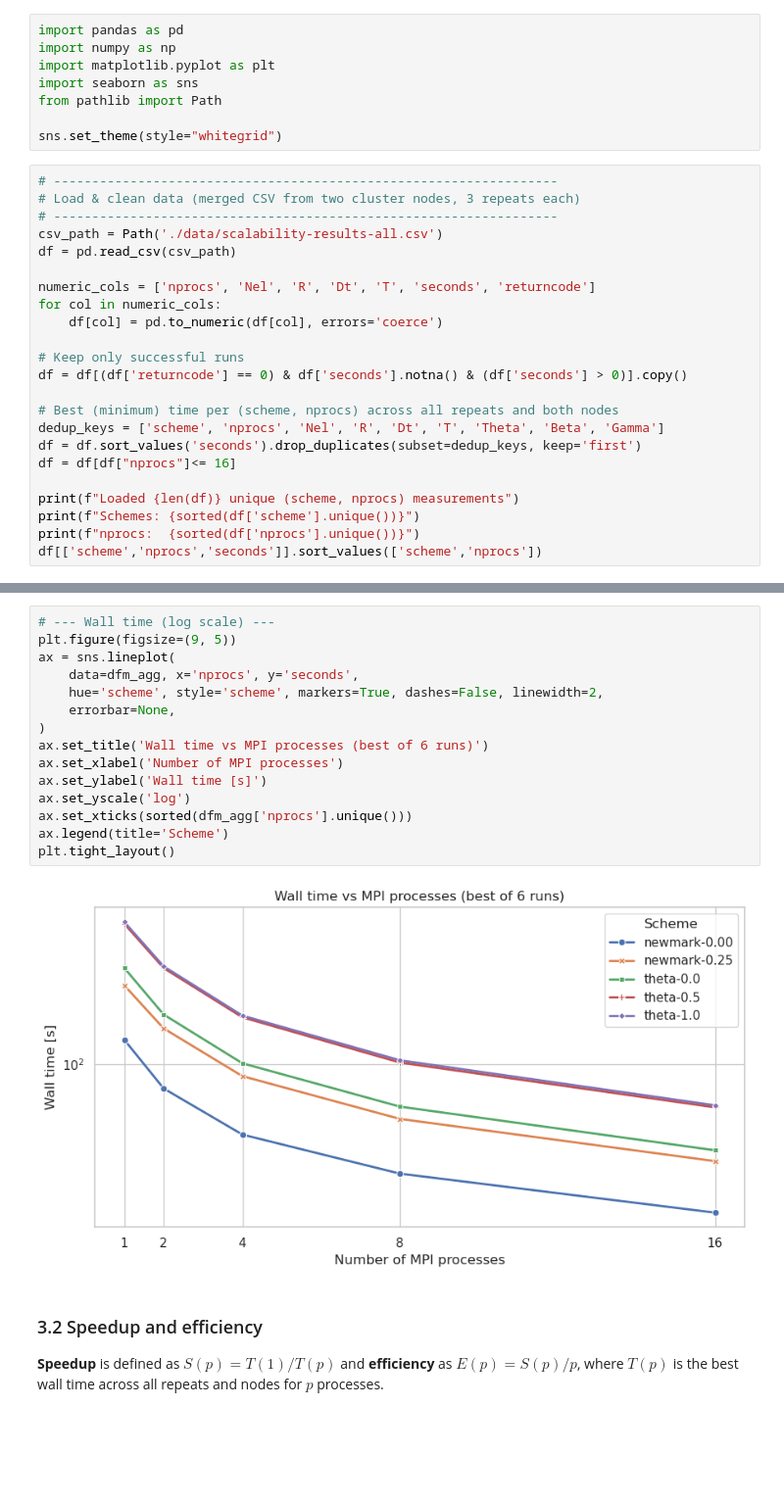
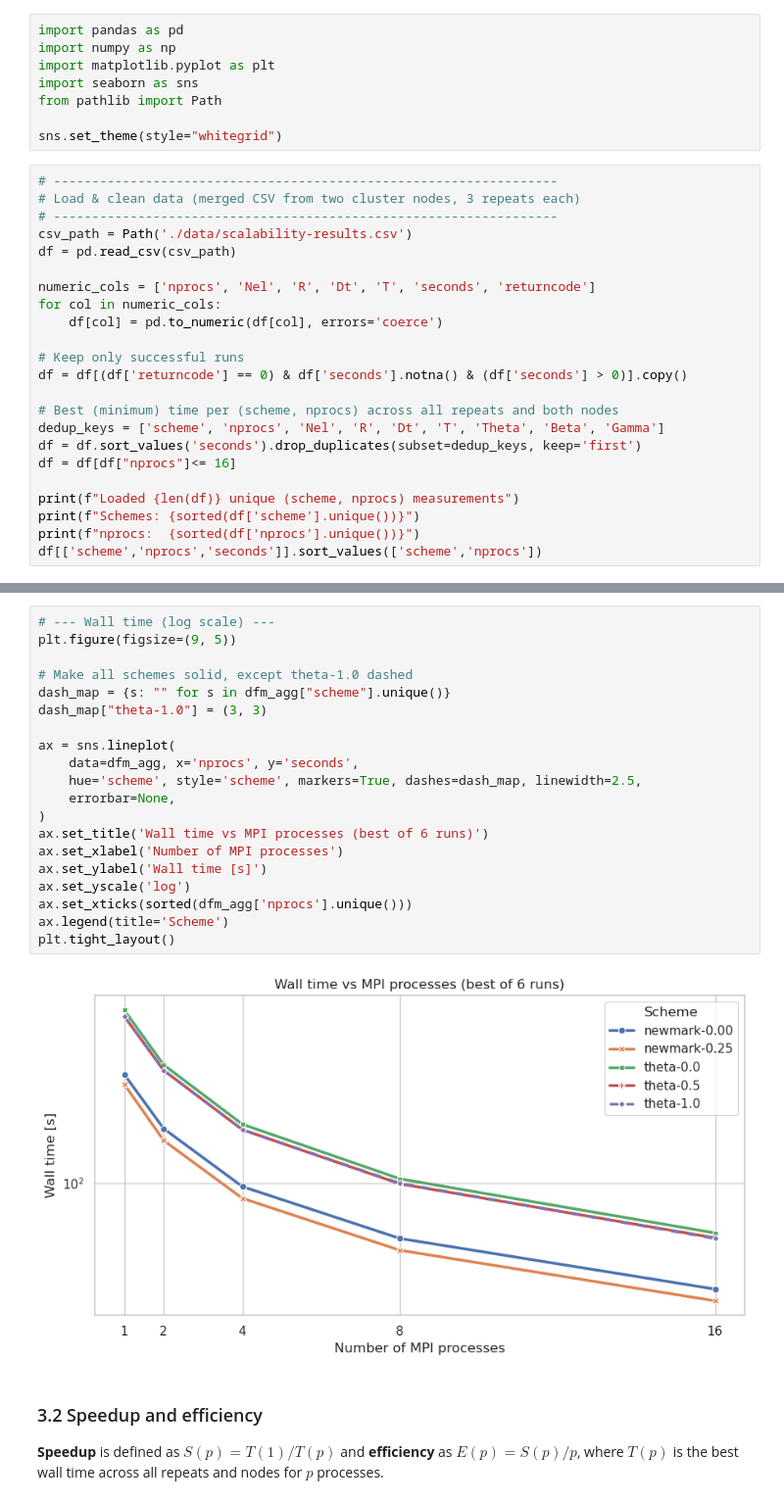
Before and after one commit to AlessandroGhiotto/nmpde-wave-equation, a Jupyter notebook: analysis/scalability-analisys.ipynb, the cells around one changed output, grey strips where cells are left out. Shown at 98% size. Cells and saved outputs as stored; diff of their text form; blank space fills up the shorter version.

Commit message:
updated scalability with new data and corrected md

```diff
--- a/analysis/scalability-analisys.ipynb
+++ b/analysis/scalability-analisys.ipynb
@@ -100,7 +98,7 @@ sns.set_theme(style="whitegrid")
 # ------------------------------------------------------------------
 # Load & clean data (merged CSV from two cluster nodes, 3 repeats each)
 # ------------------------------------------------------------------
-csv_path = Path('./data/scalability-results-all.csv')
+csv_path = Path('./data/scalability-results.csv')
 df = pd.read_csv(csv_path)
 
 numeric_cols = ['nprocs', 'Nel', 'R', 'Dt', 'T', 'seconds', 'returncode']
@@ -191,20 +187,25 @@ The plot below shows absolute wall time (log scale) vs. number of MPI processes
 # %%
 # --- Wall time (log scale) ---
 plt.figure(figsize=(9, 5))
+
+# Make all schemes solid, except theta-1.0 dashed
+dash_map = {s: "" for s in dfm_agg["scheme"].unique()}
+dash_map["theta-1.0"] = (3, 3)
+
 ax = sns.lineplot(
     data=dfm_agg, x='nprocs', y='seconds',
-    hue='scheme', style='scheme', markers=True, dashes=False, linewidth=2,
+    hue='scheme', style='scheme', markers=True, dashes=dash_map, linewidth=2.5,
     errorbar=None,
 )
 ax.set_title('Wall time vs MPI processes (best of 6 runs)')
 ax.set_xlabel('Number of MPI processes')
 ax.set_ylabel('Wall time [s]')
 ax.set_yscale('log')
 ax.set_xticks(sorted(dfm_agg['nprocs'].unique()))
 ax.legend(title='Scheme')
 plt.tight_layout()
 # %% [output]
-[figure, old version]
+[figure, new version]
 # %% [markdown]
 ### 3.2 Speedup and efficiency
 
```
Also changed, not shown: parts of 7 cells of this notebook, 4 other files.
